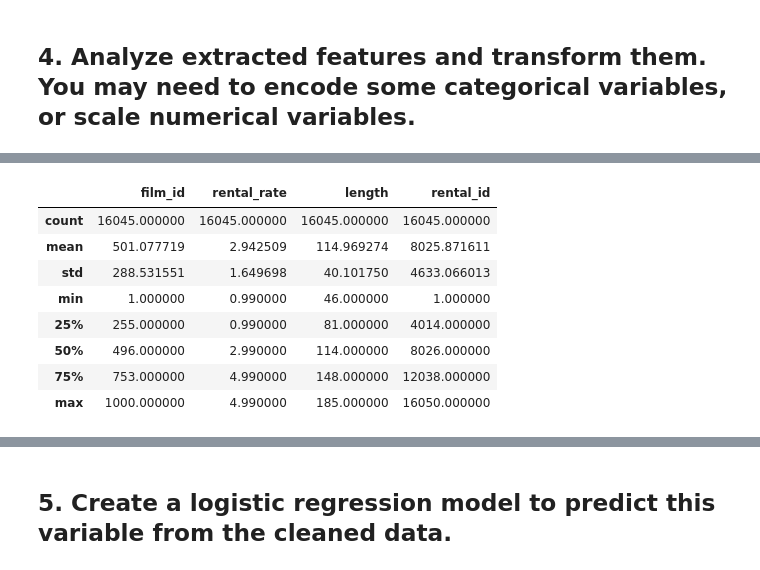
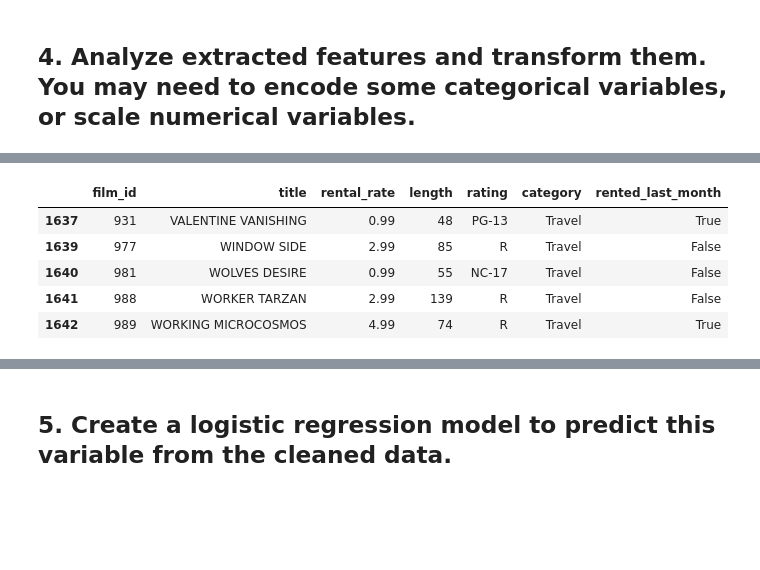
Before and after one commit to rjpeters/labs_week_3, a Jupyter notebook: Lab 3.08.ipynb, the cells around one changed output, grey strips where cells are left out. Saved outputs shown, nothing was run; the diff lists cells and outputs as text; code cells hidden in the pictures; blank space fills up the shorter version.

```diff
--- a/Lab 3.08.ipynb
+++ b/Lab 3.08.ipynb
@@ -222,15 +197,12 @@ See the caveats in the documentation: https://pandas.pydata.org/pandas-docs/stab
 # %%
-data.describe()
+data.tail()
 # %% [output]
-|  | film_id | rental_rate | length | rental_id |
-| count | 16045.000000 | 16045.000000 | 16045.000000 | 16045.000000 |
-| mean | 501.077719 | 2.942509 | 114.969274 | 8025.871611 |
-| std | 288.531551 | 1.649698 | 40.101750 | 4633.066013 |
-| min | 1.000000 | 0.990000 | 46.000000 | 1.000000 |
-| 25% | 255.000000 | 0.990000 | 81.000000 | 4014.000000 |
-| 50% | 496.000000 | 2.990000 | 114.000000 | 8026.000000 |
-| 75% | 753.000000 | 4.990000 | 148.000000 | 12038.000000 |
-| max | 1000.000000 | 4.990000 | 185.000000 | 16050.000000 |
+|  | film_id | title | rental_rate | length | rating | category | rented_last_month |
+| 1637 | 931 | VALENTINE VANISHING | 0.99 | 48 | PG-13 | Travel | True |
+| 1639 | 977 | WINDOW SIDE | 2.99 | 85 | R | Travel | False |
+| 1640 | 981 | WOLVES DESIRE | 0.99 | 55 | NC-17 | Travel | False |
+| 1641 | 988 | WORKER TARZAN | 2.99 | 139 | R | Travel | False |
+| 1642 | 989 | WORKING MICROCOSMOS | 4.99 | 74 | R | Travel | True |
 # %%
 data.dtypes
 # %% [output]
```
Also changed, not shown: parts of 42 cells of this notebook.
